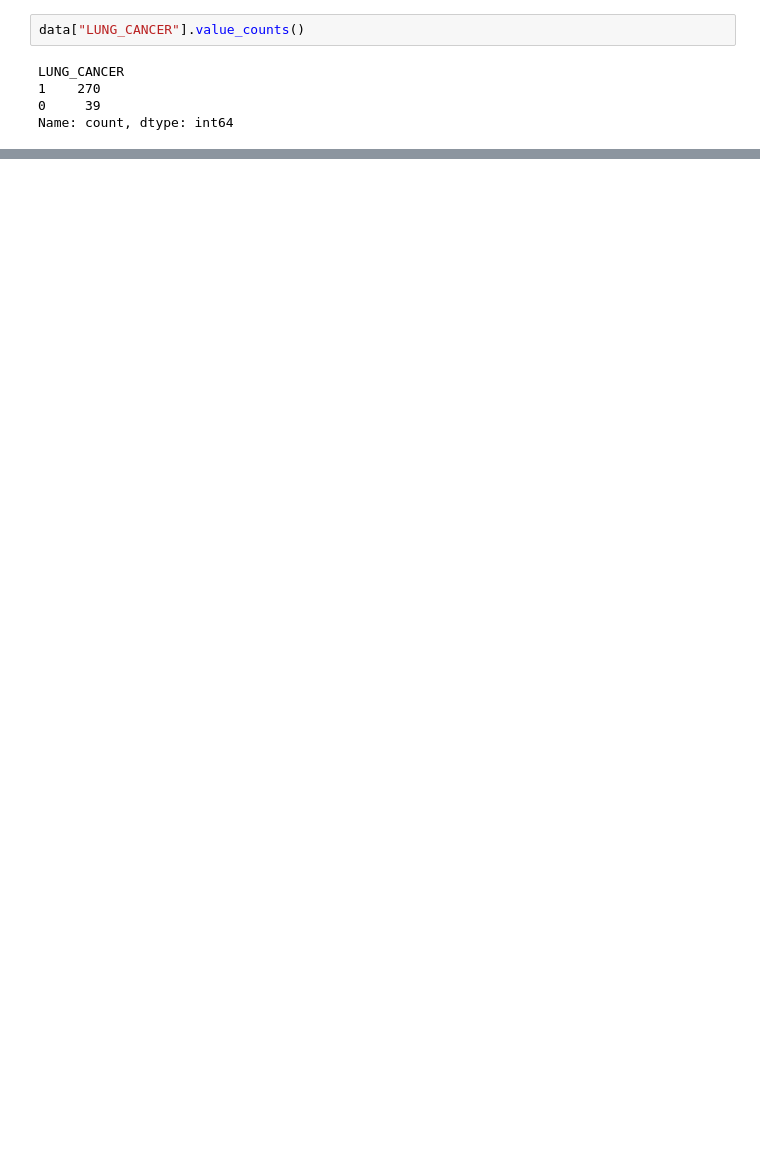
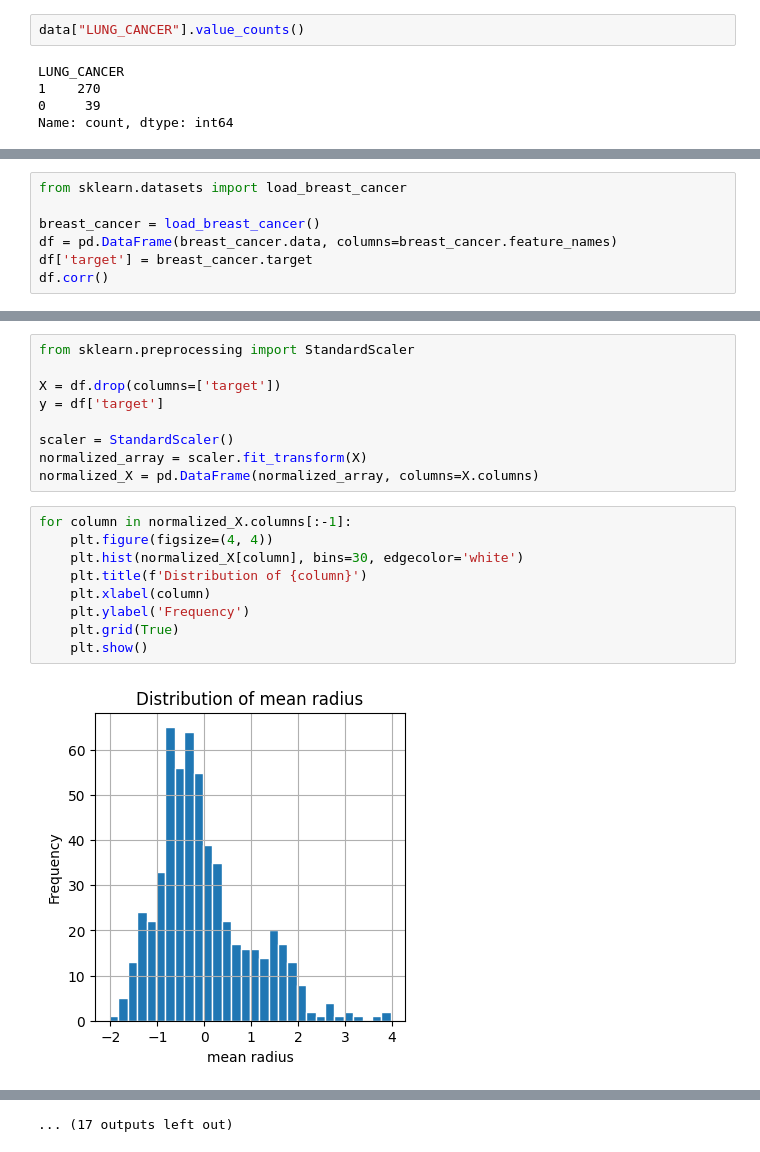
Before and after one commit to eima40x4c/PreDoctor, a Jupyter notebook: Lung Cancer Model.ipynb, the cells around one changed output, grey strips where cells are left out. Drawn from its saved outputs; the diff is of its cells as text; blank space fills up the shorter version.

```diff
--- a/Lung Cancer Model.ipynb
+++ b/Lung Cancer Model.ipynb
@@ -139,0 +184,7 @@ Name: count, dtype: int64
+# %%
+from sklearn.datasets import load_breast_cancer
+
+breast_cancer = load_breast_cancer()
+df = pd.DataFrame(breast_cancer.data, columns=breast_cancer.feature_names)
+df['target'] = breast_cancer.target
+df.corr()
@@ -139,0 +210,20 @@ Name: count, dtype: int64
+# %%
+from sklearn.preprocessing import StandardScaler
+
+X = df.drop(columns=['target'])
+y = df['target']
+
+scaler = StandardScaler()
+normalized_array = scaler.fit_transform(X)
+normalized_X = pd.DataFrame(normalized_array, columns=X.columns)
+# %%
+for column in normalized_X.columns[:-1]:
+    plt.figure(figsize=(4, 4))
+    plt.hist(normalized_X[column], bins=30, edgecolor='white')
+    plt.title(f'Distribution of {column}')
+    plt.xlabel(column)
+    plt.ylabel('Frequency')
+    plt.grid(True)
+    plt.show()
+# %% [output]
+[figure, added]
@@ -139,0 +241 @@ Name: count, dtype: int64
+... (17 outputs left out)
```
Also changed, not shown: parts of 10 cells of this notebook, 1 other file.
